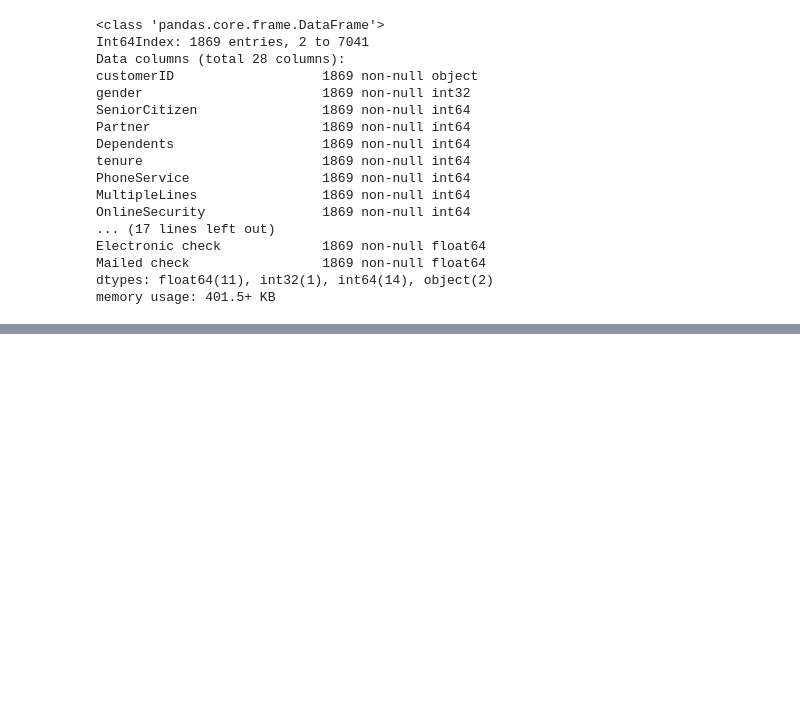
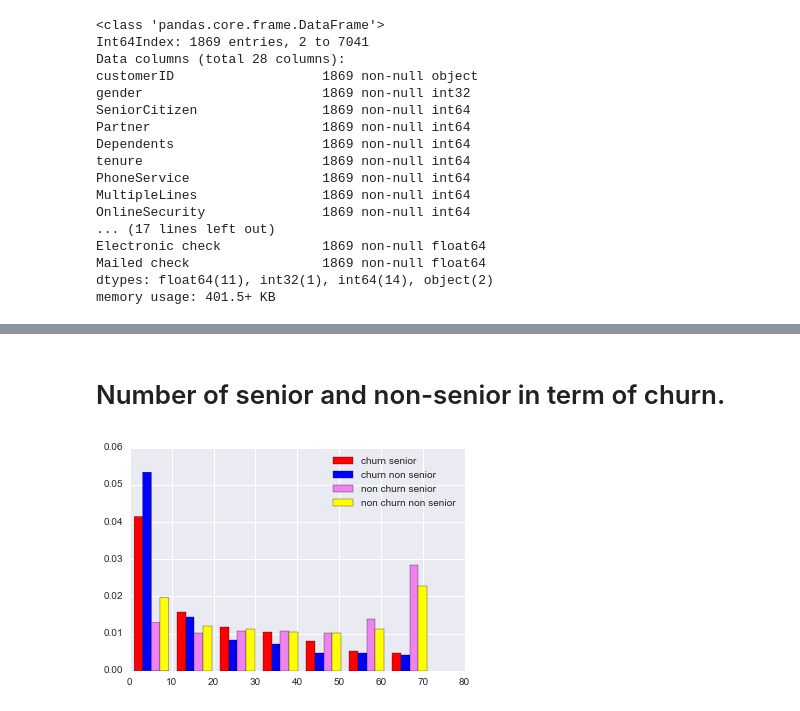
Before and after one commit to vinhpvu/Telco-customer-analytics, a Jupyter notebook: Untitled.ipynb, the cells around one changed output, grey strips where cells are left out. Cells and saved outputs as stored; diff of their text form; code cells hidden in the pictures; blank space fills up the shorter version.

```diff
--- a/Untitled.ipynb
+++ b/Untitled.ipynb
@@ -109,16 +141,3 @@ Electronic check             1869 non-null float64
 Mailed check                 1869 non-null float64
 dtypes: float64(11), int32(1), int64(14), object(2)
 memory usage: 401.5+ KB
-# %%
-churn_data_graph= pd.melt(churn_data, id_vars=['tenure'], value_vars=['PhoneService','DSL','Fiber optic','OnlineSecurity','OnlineBackup','DeviceProtection','TechSupport',
-                                                                      'StreamingTV','StreamingMovies'])
-churn_data_graph_ax=sns.violinplot(x="variable",y='tenure',hue="value" , data = churn_data_graph ,palette="muted", split=True,scale="count", inner="stick",
-                                   scale_hue=False, bw=.2)
-plt.rcParams['figure.figsize'] = [80, 50]
-plt.xticks(size = 50)
-plt.yticks(size = 60)
-plt.xlabel('Services', size = 50)
-plt.ylabel('Tenure(months)', size = 50)
-plt.title('services vs Tenure', size = 50)
-plt.legend(prop={'size':80})
-plt.show()
@@ -163,0 +218,24 @@ df
+# %% [markdown]
+# Number of senior and non-senior in term of churn.
+# %%
+seniorchurn_data= churn_data[churn_data["SeniorCitizen"]==1]
+nonseniorchurn_dataone= churn_data[churn_data["SeniorCitizen"]==0]
+nonchurn_data_senior= notchurn_customer[notchurn_customer["SeniorCitizen"]==1]
+nonchurn_data_nonsenior= notchurn_customer[notchurn_customer["SeniorCitizen"]==0]
+
+x_seniorchurn_data = seniorchurn_data['tenure']
+y_nonseniorchurn_dataone = nonseniorchurn_dataone['tenure']
+
+notx_nonchurn_data_senior = nonchurn_data_senior['tenure']
+noty_nonchurn_data_nonsenior = nonchurn_data_nonsenior['tenure']
+
+
+plt.figure()
+plt.hist([x_seniorchurn_data,y_nonseniorchurn_dataone,notx_nonchurn_data_senior,noty_nonchurn_data_nonsenior], bins=7, stacked=False ,
+         color=["red", "blue", "violet","yellow"],
+         label=["churn senior","churn non senior","non churn senior","non churn non senior"],
+         normed = True)
+plt.legend()
+plt.show()
+# %% [output]
+[figure, added]
```
Also changed, not shown: parts of 21 cells of this notebook.
